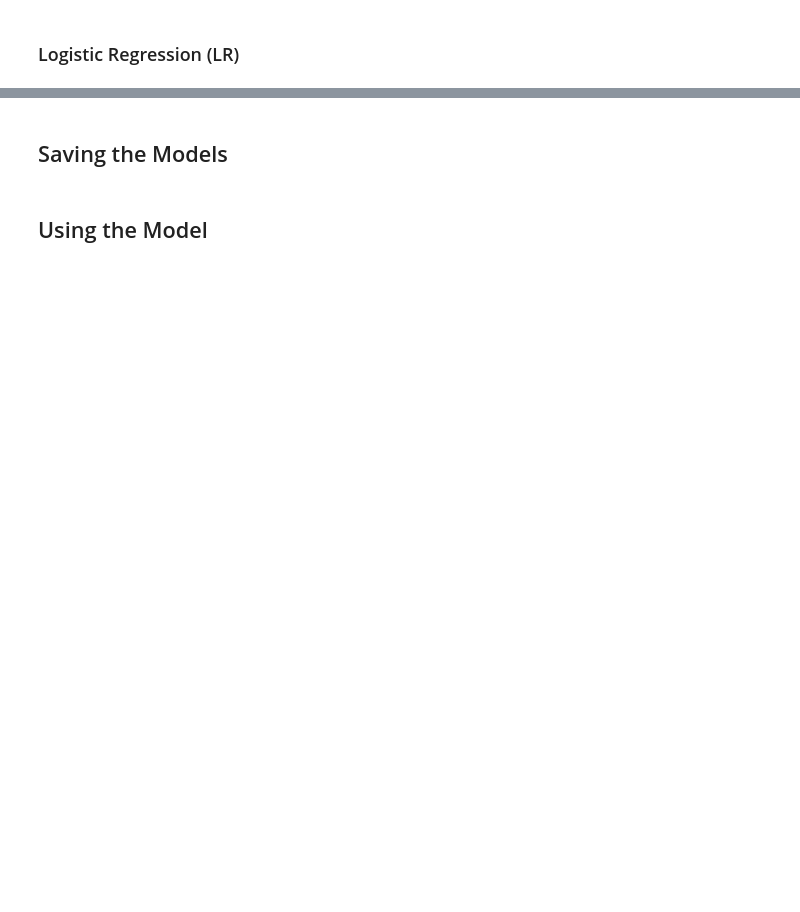
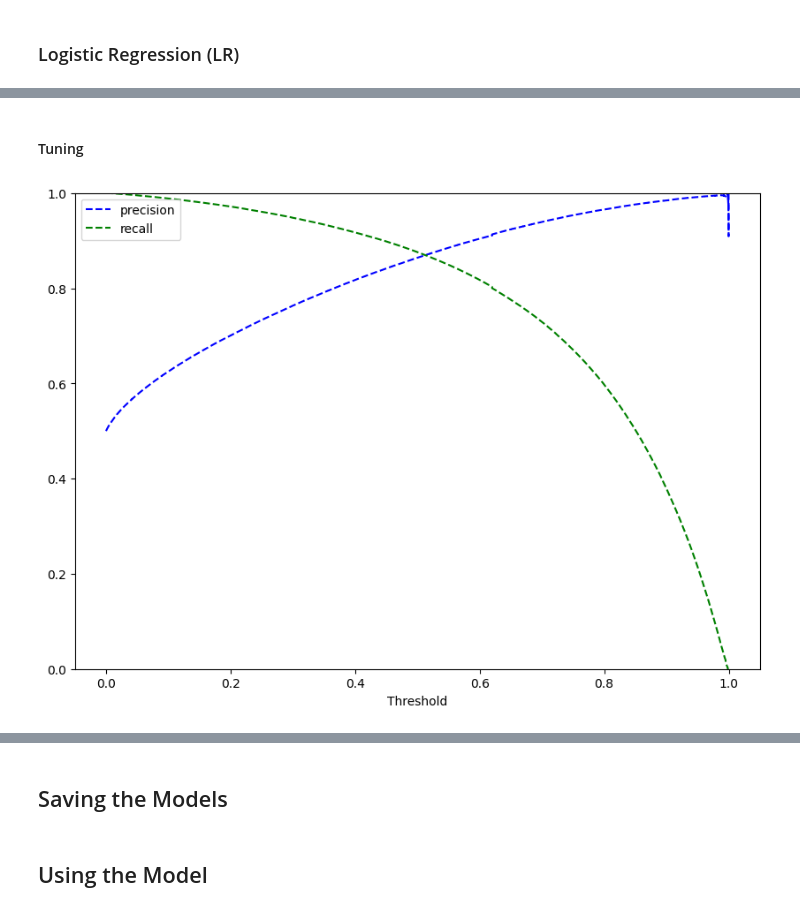
Before and after one commit to efwoods/TwitterSentimentAnalysis, a Jupyter notebook: analysis.ipynb, the cells around one changed output, grey strips where cells are left out. Saved outputs shown, nothing was run; the diff lists cells and outputs as text; code cells hidden in the pictures; blank space fills up the shorter version.

```diff
--- a/analysis.ipynb
+++ b/analysis.ipynb
@@ -163,0 +169,20 @@ Data Transformed.
+# %%
+def PRC(lg, x_train, y_train):
+    y_scores_lg = lg.predict_proba(x_train) # predict_proba gives the probability of each observation belonging to each class
+
+    precisions_lg, recalls_lg, thresholds_lg = precision_recall_curve(y_train, y_scores_lg[:, 1])
+
+    # Plot values of precisions, recalls, and thresholds
+    plt.figure(figsize = (10, 7))
+
+    plt.plot(thresholds_lg, precisions_lg[:-1], 'b--', label = 'precision')
+
+    plt.plot(thresholds_lg, recalls_lg[:-1], 'g--', label = 'recall')
+
+    plt.xlabel('Threshold')
+
+    plt.legend(loc = 'upper left')
+
+    plt.ylim([0, 1])
+
+    plt.show()
@@ -238,0 +410,6 @@ weighted avg       0.83      0.83      0.83     80000
+# %% [markdown]
+#### Tuning
+# %%
+PRC(LRmodel, X_train, y_train)
+# %% [output]
+[figure, added]
```
Also changed, not shown: parts of 30 cells of this notebook.
